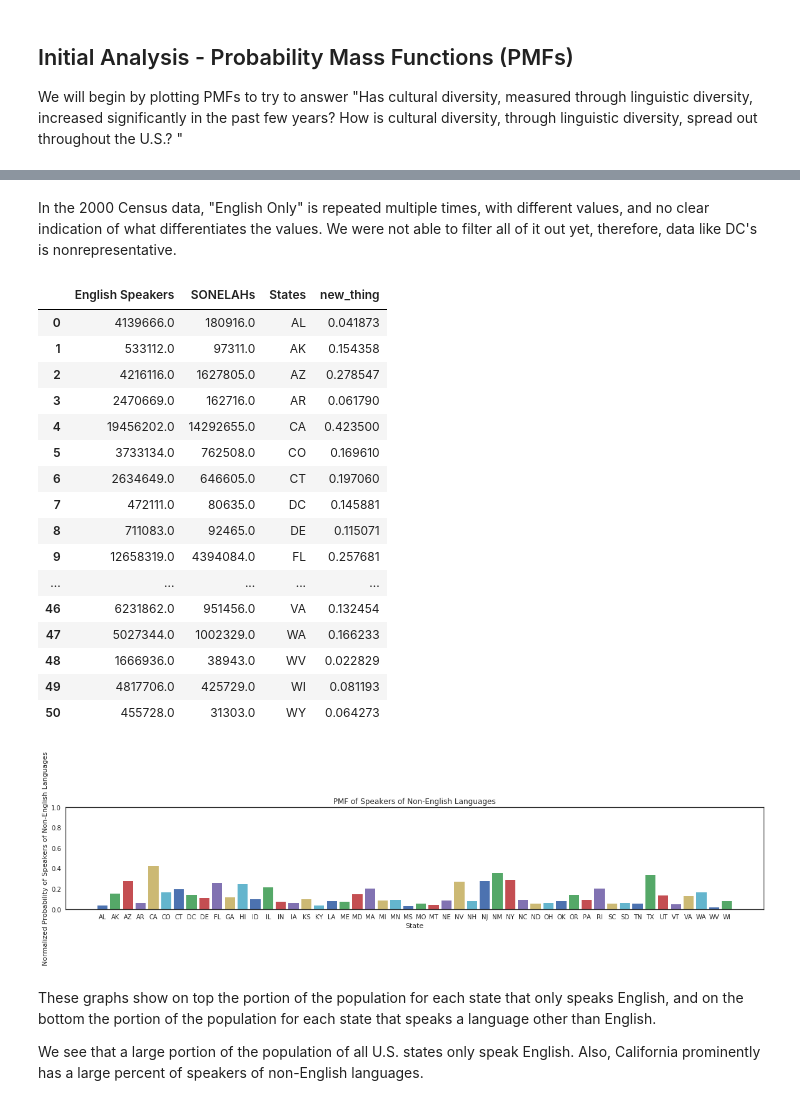
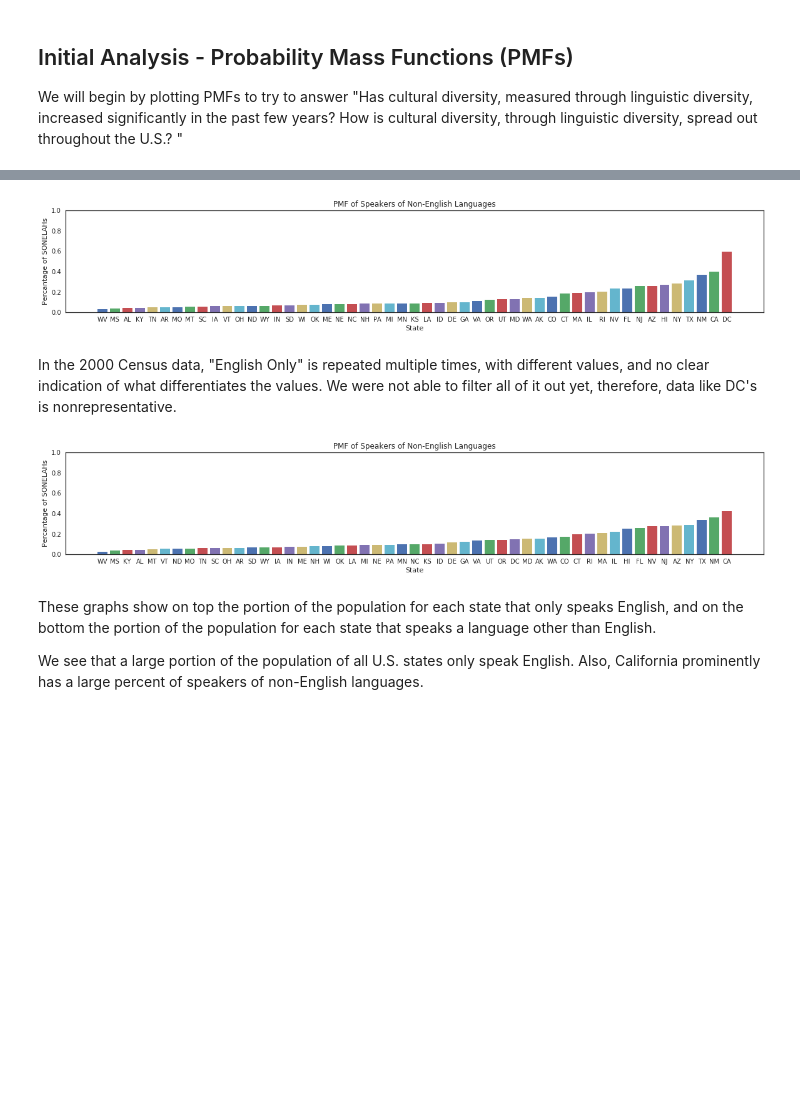
Before and after one commit to AllisonBusa/The-Mother-Tongue-of-US-Communities, a Jupyter notebook: project1-Copy1.ipynb, the cells around one changed output, grey strips where cells are left out. Drawn from its saved outputs; the diff is of its cells as text; code cells hidden in the pictures; blank space fills up the shorter version.

Commit message:
made it graph in order

```diff
--- a/project1-Copy1.ipynb
+++ b/project1-Copy1.ipynb
@@ -137,18 +118,20 @@ def plotPMFs(df):
     Returns two graphs with PMF of only English speakers and PMF of speakers of
     other languages as normalized percentages of total population of those states.
     """
-    other_speakers=df["SONELAHs"]
-    english_speakers=df["English Speakers"]
-    df["new_thing"] = other_speakers/(english_speakers+other_speakers)
-    df.sort_values(by="new_thing")
-    other_speakers_normalized=df["new_thing"]
-
+    dft=df
+    other_speakers=dft["SONELAHs"]
+    english_speakers=dft["English Speakers"]
+    dft["new_thing"] = other_speakers/(english_speakers+other_speakers)
+    dft=dft.sort_values(by="new_thing")
+    other_speakers_normalized=dft["new_thing"]
+    i =0
     plt.figure(figsize=(20, 3))
-    for i in range(0,50):
-        plt.bar(i, other_speakers_normalized[i])
+    for thing in other_speakers_normalized:
+        plt.bar(i, thing)
         plt.autoscale(enable=True)
         plt.ylim([0.0,1.0])
-        plt.xticks(range(0,50), df["States"])
+        plt.xticks(range(0,51), dft["States"])
         plt.title("PMF of Speakers of Non-English Languages")
         plt.xlabel("State")
-        plt.ylabel("Normalized Probability of Speakers of Non-English Languages")
+        plt.ylabel("Percantage of SONELAHs")
+        i+=1
@@ -211,27 +176,13 @@ df2006
+# %%
+plotPMFs(df2000)
+# %% [output]
+[figure, added]
 # %% [markdown]
 In the 2000 Census data, "English Only" is repeated multiple times, with different values, and no clear indication of what differentiates the values. We were not able to filter all of it out yet, therefore, data like DC's is nonrepresentative.
 # %%
 plotPMFs(df2006)
-df2006
 # %% [output]
-|  | English Speakers | SONELAHs | States | new_thing |
-| 0 | 4139666.0 | 180916.0 | AL | 0.041873 |
-| 1 | 533112.0 | 97311.0 | AK | 0.154358 |
-| 2 | 4216116.0 | 1627805.0 | AZ | 0.278547 |
-| 3 | 2470669.0 | 162716.0 | AR | 0.061790 |
-| 4 | 19456202.0 | 14292655.0 | CA | 0.423500 |
-| 5 | 3733134.0 | 762508.0 | CO | 0.169610 |
-| 6 | 2634649.0 | 646605.0 | CT | 0.197060 |
-| 7 | 472111.0 | 80635.0 | DC | 0.145881 |
-| 8 | 711083.0 | 92465.0 | DE | 0.115071 |
-| 9 | 12658319.0 | 4394084.0 | FL | 0.257681 |
-| ... | ... | ... | ... | ... |
-| 46 | 6231862.0 | 951456.0 | VA | 0.132454 |
-| 47 | 5027344.0 | 1002329.0 | WA | 0.166233 |
-| 48 | 1666936.0 | 38943.0 | WV | 0.022829 |
-| 49 | 4817706.0 | 425729.0 | WI | 0.081193 |
-| 50 | 455728.0 | 31303.0 | WY | 0.064273 |
-[figure, old version]
+[figure, new version]
 # %% [markdown]
 These graphs show on top the portion of the population for each state that only speaks English, and on the bottom the portion of the population for each state that speaks a language other than English.
 
```
Also changed, not shown: parts of 37 cells of this notebook.
